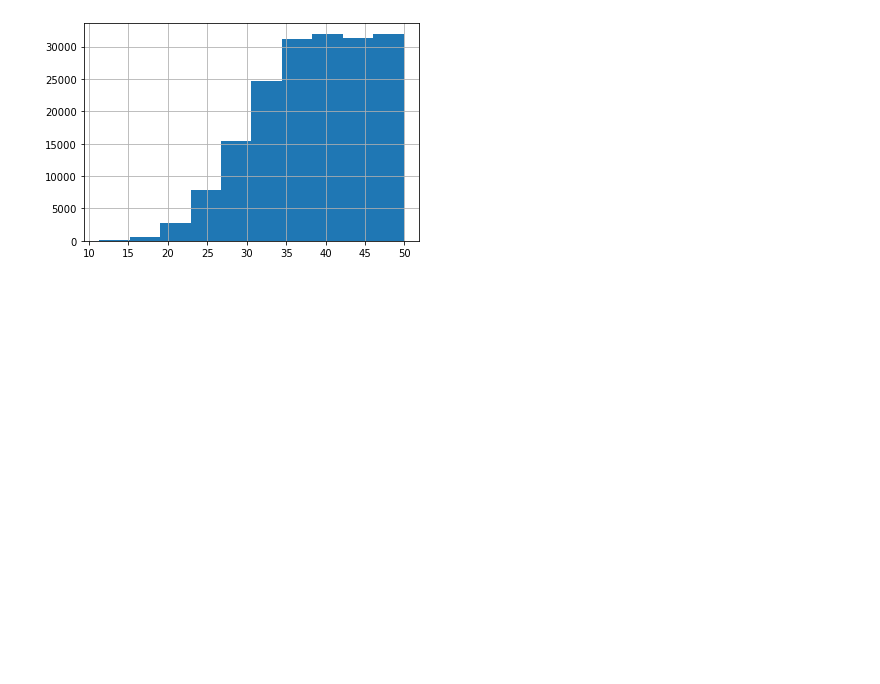
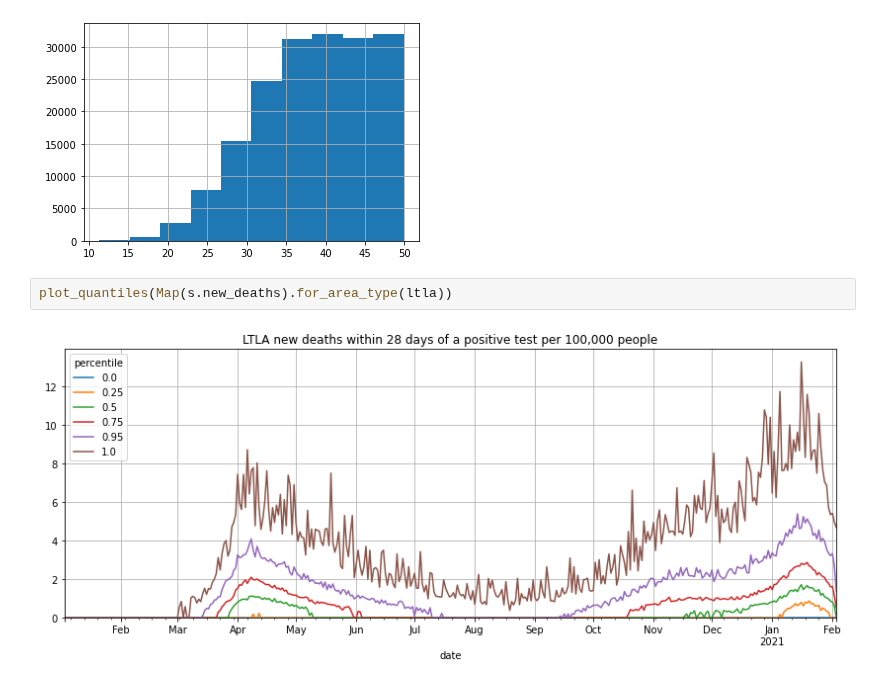
Before and after one commit to cjw296/coronavirus, a Jupyter notebook: area_percentiles.ipynb, the cells around one changed output. Cells and saved outputs as stored; diff of their text form; blank space fills up the shorter version.

```diff
--- a/area_percentiles.ipynb
+++ b/area_percentiles.ipynb
@@ -41,3 +41,7 @@ newCasesBySpecimenDateRollingRate[(newCasesBySpecimenDateRollingRate>0) & (newCa
 # %% [output]
 <matplotlib.axes._subplots.AxesSubplot at 0x...>
 [figure]
+# %%
+plot_quantiles(Map(s.new_deaths).for_area_type(ltla))
+# %% [output]
+[figure, added]
```
Also changed, not shown: parts of 5 cells of this notebook, 1 other file.
